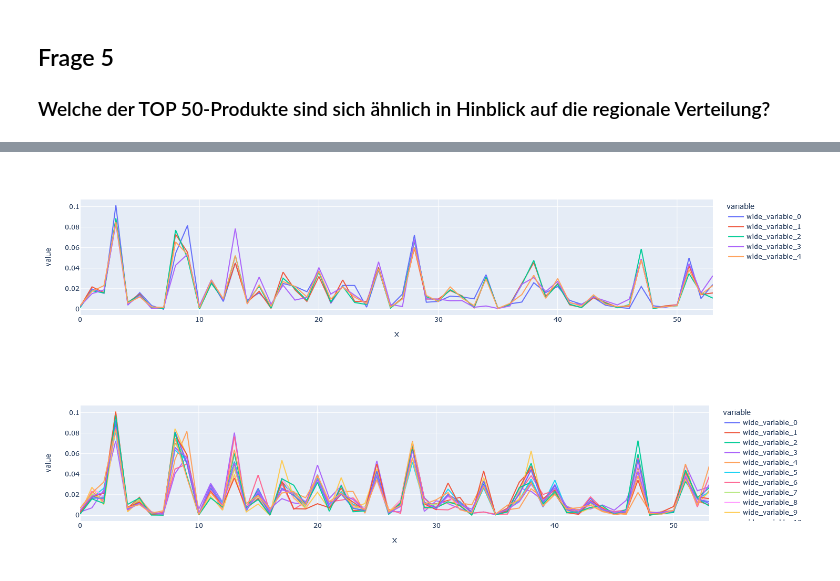
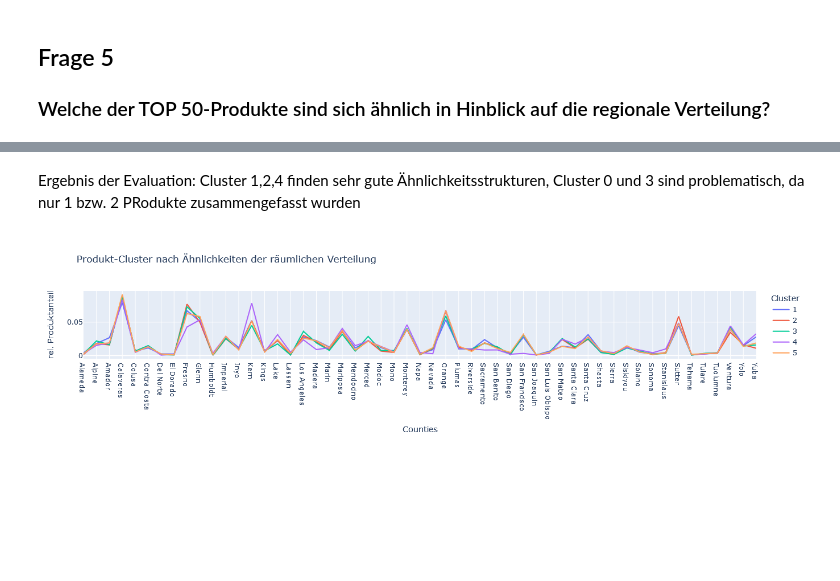
Before and after one commit to lenaas/lebensmittelhandel, a Jupyter notebook: Fragen1-5.ipynb, the cells around one changed output, grey strips where cells are left out. Cells and saved outputs as stored; diff of their text form; code cells hidden in the pictures; blank space fills up the shorter version.

```diff
--- a/Fragen1-5.ipynb
+++ b/Fragen1-5.ipynb
@@ -542,0 +441,8 @@ Index(['Humboldt', 'Napa', 'Yuba'], dtype='object', name='county')
+# %%
+# Check all counties with high deviation in between clusters for sign.
+F_test = df_cluster[['produce_r','beverages_r','snacks_r','pantry_r','alcohol_r','5-Cluster Lösung']]
+result = []
+for el in range(len(F_test.columns[:-1])): # loop for every county in dataframe
+    col = F_test[F_test.columns[[el,5]]] # chose the county and column for Cluster labeling
+    result.append(f_oneway(*[col[col["5-Cluster Lösung"]==cluster].iloc[:,0] for cluster in range(0,4)])) # Perform F-Test
+result
@@ -542,0 +459,5 @@ Index(['Humboldt', 'Napa', 'Yuba'], dtype='object', name='county')
+# %%
+print("Counties der Cluster:\n")
+for el in range (0,5):
+    print('Größe des Clusters: ',len(df_cluster[df_cluster['5-Cluster Lösung']==el].index))
+    print(df_cluster[df_cluster['5-Cluster Lösung']==el].index,"\n")
@@ -550,3 +489,12 @@ top50 = sales_per_product.sort_values().tail(50).index
 # pivot to reshape from long to wide
 df_q5 = raw[raw["product_id"].isin(top50)].groupby(["product_id", "county"], as_index=False)[["order_id"]].count()\
         .pivot(index="product_id", columns="county", values="order_id")
+df_q5_1=df_q5.fillna(0)
+df_q5_1['sum'] = df_q5_1.sum(axis=1)
+# Drop Counties with low product numbers, missing information doesnt allow to deduce product mix
+# Drop: Count Products < 1000: Trinity, San Bernardino, Placer, Santa Barbara
+df_q5_1.drop(['Trinity','San Bernardino','Placer','Santa Barbara'],axis=1,inplace=True)
+# Compute Share of Counties in product
+for el in df_q5_1.columns:
+    df_q5_1[f'{el}_r'] = df_q5_1[el]/df_q5_1['sum']
+df_q5_1 = df_q5_1.loc[:,'Alameda_r':'Yuba_r']
@@ -556,4 +500,0 @@ df_q5_1['sum'] = df_q5_1.sum(axis=1)
-# %%
-# Drop Counties with low product numbers, missing information doesnt allow to deduce product mix
-# Drop: Count Products < 1000: Trinity, San Bernardino, Placer
-df_q5_1.drop(['Trinity','San Bernardino','Placer'],axis=1,inplace=True)
@@ -619,14 +596,20 @@ x2 = df_cluster.groupby('15-Cluster Lösung').mean().drop(['3-Cluster Lösung','
+# %% [markdown]
+Ergebnis der Evaluation: Cluster 1,2,4 finden sehr gute Ähnlichkeitsstrukturen, Cluster 0 und 3 sind problematisch, da nur 1 bzw. 2 PRodukte zusammengefasst wurden
 # %%
-y = [np.array(x1.iloc[0]),np.array(x1.iloc[1]),np.array(x1.iloc[2]),np.array(x1.iloc[3]),np.array(x1.iloc[4])]
-fig = px.line(x=np.arange(x1.shape[1]), y=y)
+# plot cluster deviation
+x = df_cluster.groupby('5-Cluster Lösung').mean().drop(['3-Cluster Lösung','4-Cluster Lösung','15-Cluster Lösung'],axis=1)
+x.columns = [el[:-2] for el in x.columns]
+y = [x.iloc[row] for row in range(len(x))]
+fig = px.line(x=x.columns,
+              y=y,
+              title = 'Produkt-Cluster nach Ähnlichkeiten der räumlichen Verteilung',
+              labels ={'variable':'Cluster',
+                       'value':'rel. Produktanteil',
+                       'x':'Counties'})
+newnames = {'wide_variable_0':'1', 'wide_variable_1':'2','wide_variable_2':'3','wide_variable_3':'4','wide_variable_4':'5'}
+fig.for_each_trace(lambda t: t.update(name = newnames[t.name],
+                                      legendgroup = newnames[t.name],
+                                      hovertemplate = t.hovertemplate.replace(t.name, newnames[t.name])))
 fig.show()
 # %% [output]
-[figure, old version]
+[figure, new version]
-# %%
-x = x2
-y = [np.array(x.iloc[0]),np.array(x.iloc[1]),np.array(x.iloc[2]),np.array(x.iloc[3]),np.array(x.iloc[4]),np.array(x.iloc[5]),np.array(x.iloc[6]),
-     np.array(x.iloc[7]),np.array(x.iloc[8]),np.array(x.iloc[9]),np.array(x.iloc[10]),np.array(x.iloc[11]),np.array(x.iloc[12]),np.array(x.iloc[13]),np.array(x.iloc[14])]
-fig = px.line(x=np.arange(x.shape[1]), y=y)
-fig.show()
-# %% [output]
-[figure, removed]
```
Also changed, not shown: parts of 83 cells of this notebook.
